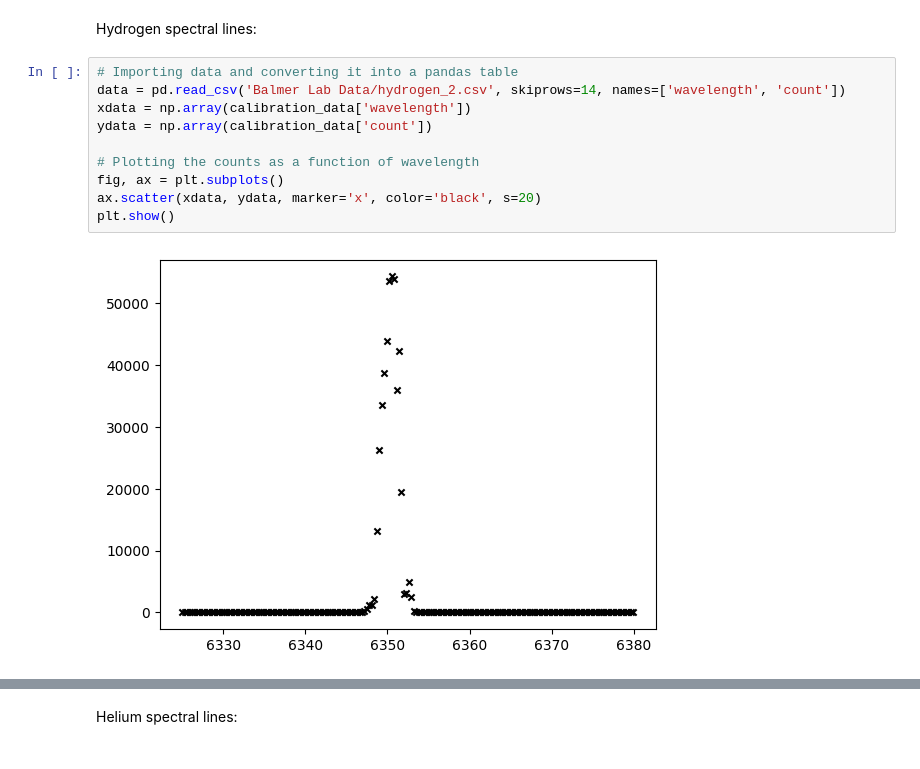
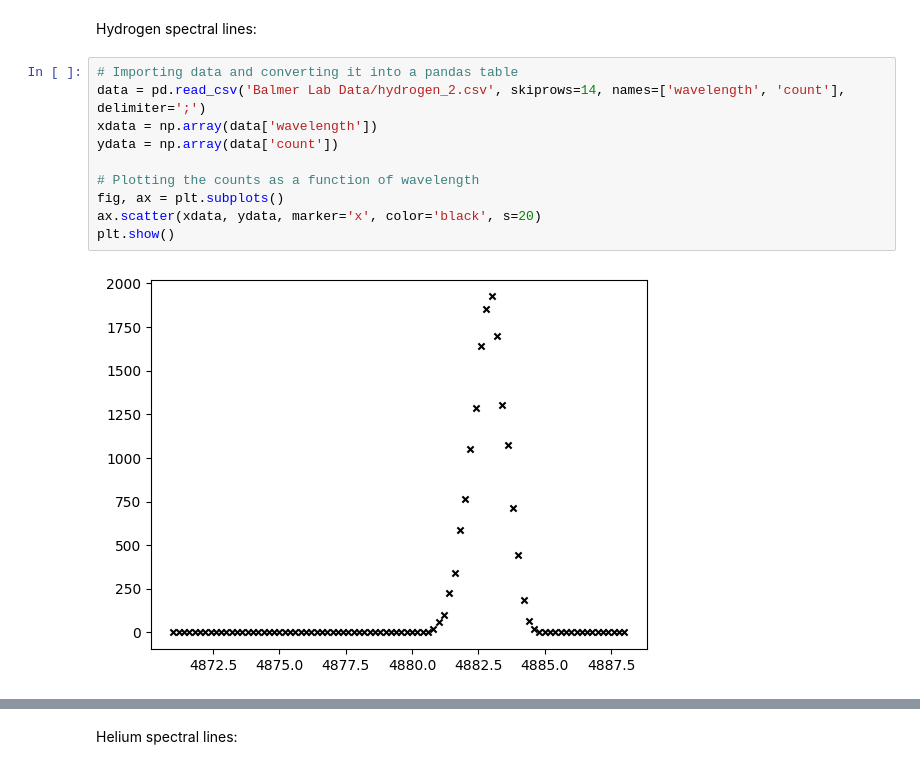
Before and after one commit to brenttsss/balmer_series, a Jupyter notebook: balmer_lab_2.ipynb, the cells around one changed output, grey strips where cells are left out. Saved outputs shown, nothing was run; the diff lists cells and outputs as text.

```diff
--- a/balmer_lab_2.ipynb
+++ b/balmer_lab_2.ipynb
@@ -30,16 +30,16 @@ plt.show()
 Hydrogen spectral lines:
 # %%
 # Importing data and converting it into a pandas table
-data = pd.read_csv('Balmer Lab Data/hydrogen_2.csv', skiprows=14, names=['wavelength', 'count'])
-xdata = np.array(calibration_data['wavelength'])
-ydata = np.array(calibration_data['count'])
+data = pd.read_csv('Balmer Lab Data/hydrogen_2.csv', skiprows=14, names=['wavelength', 'count'], delimiter=';')
+xdata = np.array(data['wavelength'])
+ydata = np.array(data['count'])
 
 # Plotting the counts as a function of wavelength
 fig, ax = plt.subplots()
 ax.scatter(xdata, ydata, marker='x', color='black', s=20)
 plt.show()
 # %% [output]
-[figure, old version]
+[figure, new version]
 # %%
 # Importing data and converting it into a pandas table
 data = pd.read_csv('Balmer Lab Data/hydrogen_4_1.csv', skiprows=14, names=['wavelength', 'count'])
```
Also changed, not shown: parts of 6 cells of this notebook.
